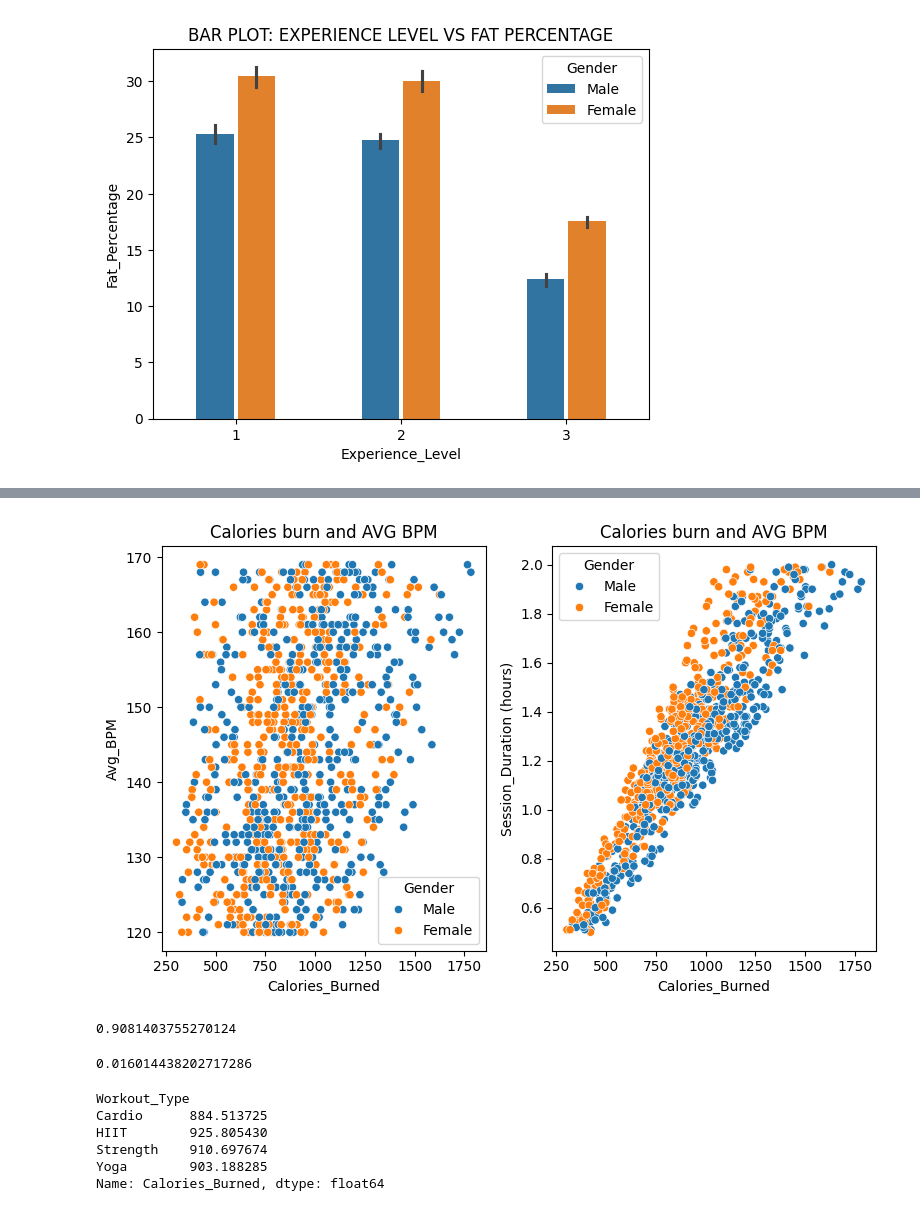
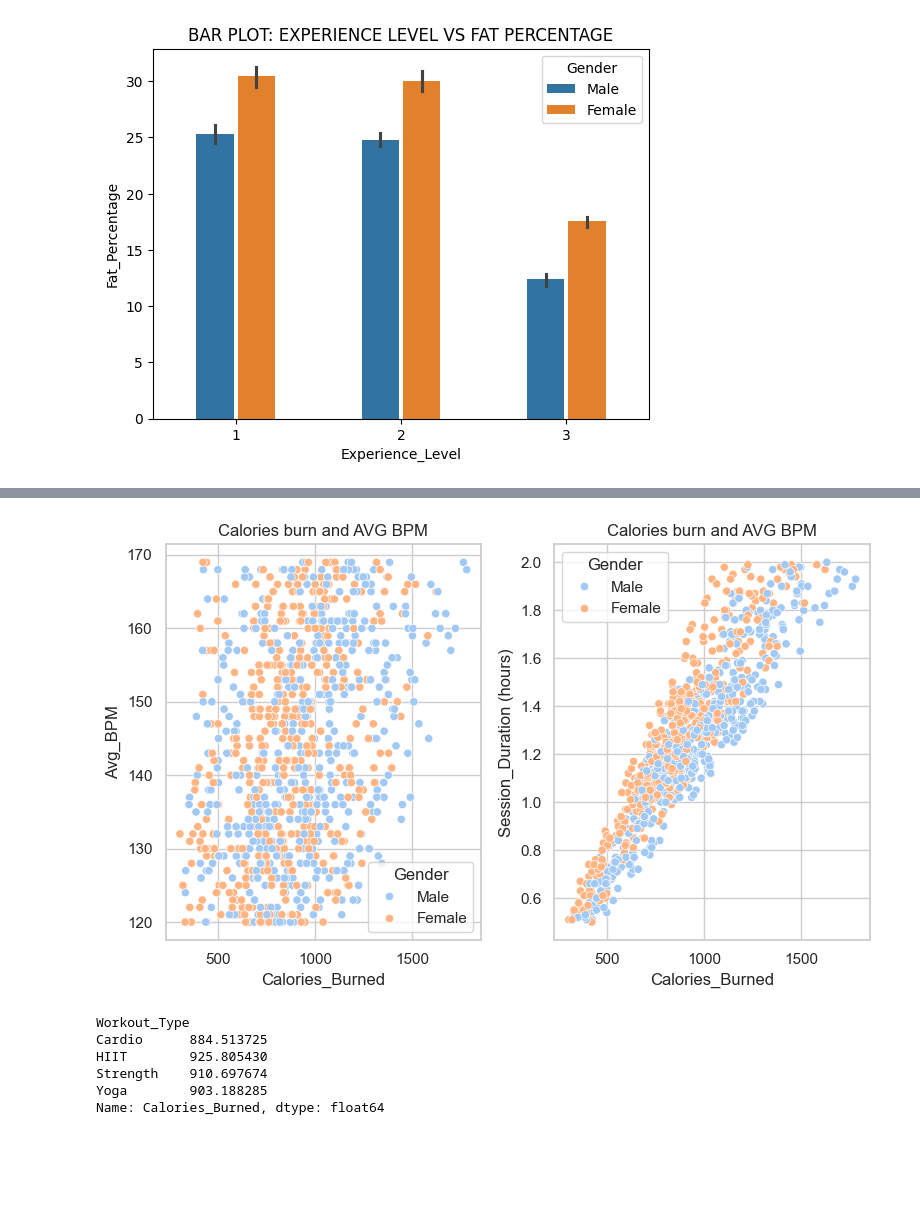
Before and after one commit to VaishnavGitHuber/GYM_TRACKING, a Jupyter notebook: GYM ANALYSIS.ipynb, the cells around one changed output, grey strips where cells are left out. Saved outputs shown, nothing was run; the diff lists cells and outputs as text; code cells hidden in the pictures; blank space fills up the shorter version.

```diff
--- a/GYM ANALYSIS.ipynb
+++ b/GYM ANALYSIS.ipynb
@@ -93,0 +96,21 @@ plt.show()
+# %%
+# Loop over each feature for visualization
+sns.set_theme(style="whitegrid", palette="pastel")
+for feature in ['Gender', 'Workout_Type', 'Experience_Level', 'Workout_Frequency (days/week)']:
+    fig, axes = plt.subplots(1, 2, figsize=(12, 5))
+
+    # Bar plot for the feature
+    sns.countplot(data=df, x=feature, ax=axes[0])
+    axes[0].set_title(f'Distribution of {feature}')
+    axes[0].set_ylabel('Count')
+    axes[0].set_xlabel(feature)
+
+    # Pie plot for the feature
+    df[feature].value_counts().plot.pie(autopct='%1.1f%%', ax=axes[1], startangle=90)
+    axes[1].set_ylabel('')
+    axes[1].set_title(f'{feature} Proportion')
+
+    # Show plots side by side
+    plt.suptitle(f"DISTRIBUTION OF {feature} CATEGORICAL FEATURE")
+    plt.tight_layout()
+    plt.show()
@@ -94,29 +128,20 @@ plt.show()
 # %%
 # scatter plot : Calories burn and Average BPM and Session_Duration (hours)
+sns.set_theme(style="whitegrid", palette="pastel")
 fig, axes = plt.subplots(1,2,figsize=(8,5))
 
 # Scatter  plot for calroes burned  with BPM
 axes[0].set_title("Calories burn and AVG BPM")
 sns.scatterplot(data=df, x='Calories_Burned', y='Avg_BPM',hue="Gender",markers=True, ax=axes[0])
 
 # scatter plot for calories burned wirh session duration
 axes[1].set_title("Calories burn and AVG BPM")
 sns.scatterplot(data=df, x='Calories_Burned', y='Session_Duration (hours)',hue="Gender", ax=axes[1])
 
 plt.tight_layout()
 plt.show()
 # %% [output]
-[figure, old version]
+[figure, new version]
-# %%
-# High corelation since, it is a direct relation
-df['Session_Duration (hours)'].corr(df["Calories_Burned"])
-# %% [output]
-0.9081403755270124
-# %%
-# Session duration is not a decision parameter for the BPM(Beats per minute )
-df['Session_Duration (hours)'].corr(df['Avg_BPM'])
-# %% [output]
-0.016014438202717286
 # %%
 # Group by analysis
 df.groupby("Workout_Type")['Calories_Burned'].mean() # HIIT(High intensity interval training) has requires to burn high amount of calories.
```
Also changed, not shown: parts of 8 cells of this notebook.
